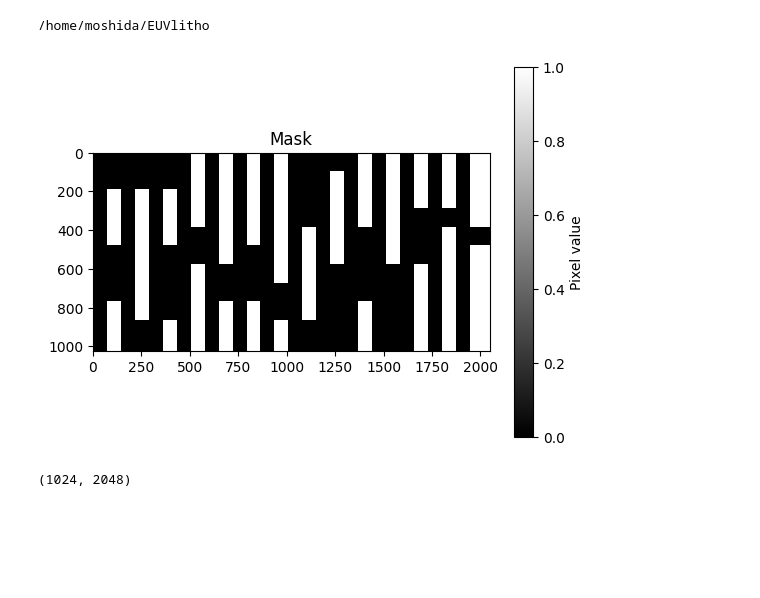
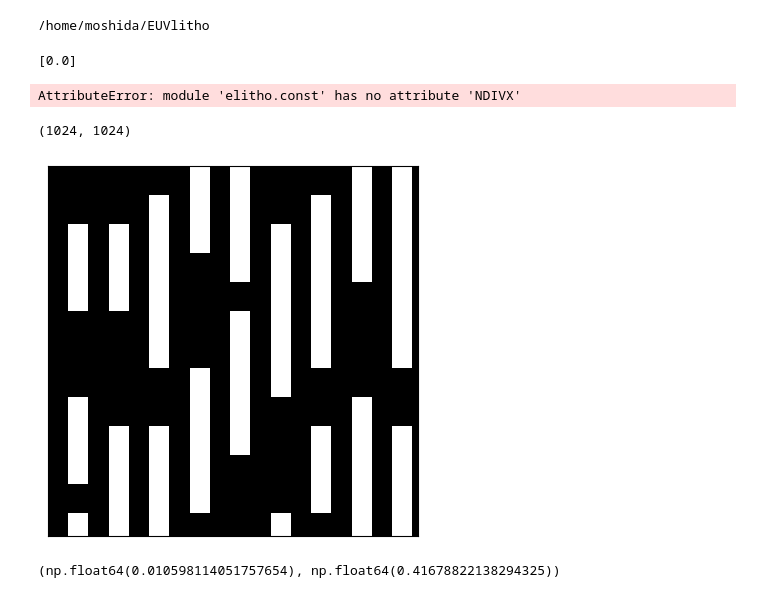
Before and after one commit to takahashi-edalab/EUVlitho, a Jupyter notebook: notebooks/abbe.ipynb, the cells around one changed output. Cells and saved outputs as stored; diff of their text form; code cells hidden in the pictures; blank space fills up the shorter version.

Commit message:
modify to use config class, delete const.py(wip)

```diff
--- a/notebooks/abbe.ipynb
+++ b/notebooks/abbe.ipynb
@@ -4,32 +4,54 @@
 %autoreload 2
 # %% [output]
 /home/moshida/EUVlitho
+# %%
+from elitho import config
+
+# default config is for NA=0.33
+sc = config.SimulationConfig()
+sc.defocus_list
+# %% [output]
+[0.0]
 # %%
-import numpy as np
+# for high-NA
+# import numpy as np
+# from elitho import const
 
-with open("assets/masks/high-na-mask.bin", "rb") as f:
-    packed = np.frombuffer(f.read(), dtype=np.uint8)
-unpacked = np.unpackbits(packed)
-mask = unpacked.reshape((1024, 2 * 1024))
-mask = 1 - mask
-# mask = mask[::2, ::2]
+# with open("assets/masks/high-na-mask.bin", "rb") as f:
+#     packed = np.frombuffer(f.read(), dtype=np.uint8)
+# unpacked = np.unpackbits(packed)
+# mask = unpacked.reshape((1024, 2 * 1024))
+# mask = 1 - mask
+# offset_x = 500
+# mask = mask[offset_x:offset_x+const.NDIVX, :const.NDIVY]
+# %% [output]
+AttributeError: module 'elitho.const' has no attribute 'NDIVX'
 # %%
-# from elitho.mask_pattern import LinePattern
-# from elitho import const
+import numpy as np
+from elitho import const
 
-# mask = LinePattern(cd=56, gap=80, direction="V", field_type="DF")(const.NDIVX, const.NDIVY)
-# const.NDIVX, const.NDIVY
+
+with open("assets/masks/mask.bin", "rb") as f:
+    packed = np.frombuffer(f.read(), dtype=np.uint8)
+unpacked = np.unpackbits(packed)
+mask = unpacked.reshape((2048, 2048))
+mask = 1 - mask
+mask = mask[:sc.mask_width, :sc.mask_height]
+mask = mask.T
+mask.shape
+# %% [output]
+(1024, 1024)
 # %%
 %matplotlib inline
 import matplotlib.pyplot as plt
-plt.imshow(mask, cmap='gray', interpolation='nearest')
-plt.title("Mask")
-plt.colorbar(label="Pixel value")
+
+if sc.is_high_na:
+    plt.imshow(mask[::-1, :].T, cmap='gray', interpolation='nearest')
+else:
+    plt.imshow(mask, cmap='gray', interpolation='nearest')
+# plt.title("Mask")
+plt.xticks([])
+plt.yticks([])
 plt.show()
 # %% [output]
-[figure, old version]
+[figure, new version]
-# %%
-
-mask.shape
-# %% [output]
-(1024, 2048)
@@ -54 +69,5 @@ mask.shape
+# %%
+x_intensity_map.min(), x_intensity_map.max()
+# %% [output]
+(np.float64(0.010598114051757654), np.float64(0.41678822138294325))
 # %%
```
Also changed, not shown: parts of 14 cells of this notebook, 16 other files.
